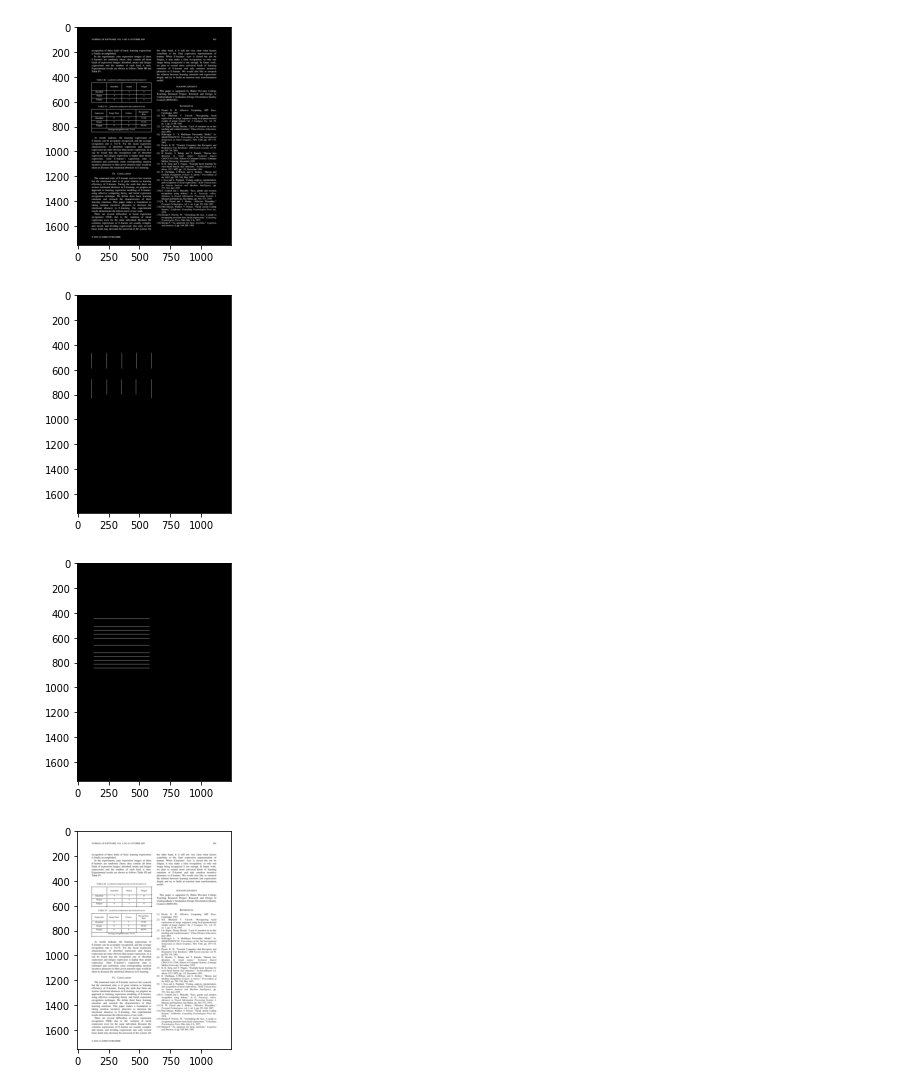
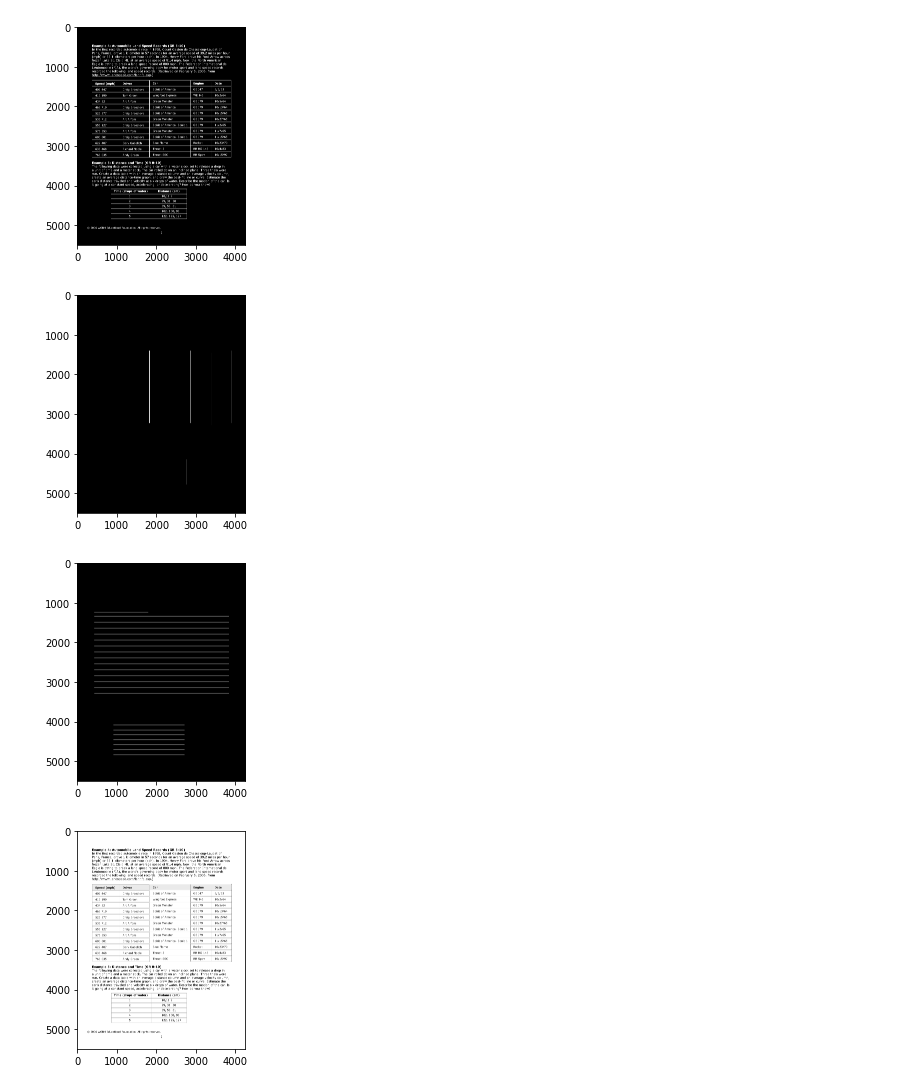
Before and after one commit to swahareddy/ThinkingInsideTheBox, a Jupyter notebook: opencv_approach.ipynb, the cells around one changed output. Cells and saved outputs as stored; diff of their text form; code cells hidden in the pictures.

```diff
--- a/opencv_approach.ipynb
+++ b/opencv_approach.ipynb
@@ -12,19 +12,19 @@ import pytesseract
 pytesseract.pytesseract.tesseract_cmd = r'C:\Program Files\Tesseract-OCR\tesseract.exe'
 # %%
 #read your file
-file=r'test_image.jpg'
+file=r'test_pg2.jpg'
 img = cv2.imread(file,0)
 img.shape
 #thresholding the image to a binary image
 thresh,img_bin = cv2.threshold(img,128,255,cv2.THRESH_BINARY |cv2.THRESH_OTSU)
 #inverting the image
 img_bin = 255-img_bin
 cv2.imwrite('/Users/YOURPATH/cv_inverted.png',img_bin)
 #Plotting the image to see the output
 plotting = plt.imshow(img_bin,cmap='gray')
 plt.show()
 # %% [output]
-[figure, old version]
+[figure, new version]
 # %%
 # Length(width) of kernel as 100th of total width
 kernel_len = np.array(img).shape[1]//100
@@ -43,7 +43,7 @@ cv2.imwrite("/Users/YOURPATH/vertical.jpg",vertical_lines)
 plotting = plt.imshow(image_1,cmap='gray')
 plt.show()
 # %% [output]
-[figure, old version]
+[figure, new version]
 # %%
 #Use horizontal kernel to detect and save the horizontal lines in a jpg
 image_2 = cv2.erode(img_bin, hor_kernel, iterations=3)
@@ -53,10 +53,10 @@ cv2.imwrite("/Users/YOURPATH/horizontal.jpg",horizontal_lines)
 plotting = plt.imshow(image_2,cmap='gray')
 plt.show()
 # %% [output]
-[figure, old version]
+[figure, new version]
 # %%
 # Combine horizontal and vertical lines in a new third image, with both having same weight.
-img_vh = cv2.addWeighted(vertical_lines, 0.5, horizontal_lines, 0.5, 0.0)
+img_vh = cv2.addWeighted(vertical_lines, 1, horizontal_lines, 1, 1)
 #Eroding and thesholding the image
 img_vh = cv2.erode(~img_vh, kernel, iterations=2)
 thresh, img_vh = cv2.threshold(img_vh,128,255, cv2.THRESH_BINARY | cv2.THRESH_OTSU)
@@ -67,7 +67,7 @@ bitnot = cv2.bitwise_not(bitxor)
 plotting = plt.imshow(bitnot,cmap='gray')
 plt.show()
 # %% [output]
-[figure, old version]
+[figure, new version]
 # %%
 # Detect contours for following box detection
 contours, hierarchy = cv2.findContours(img_vh, cv2.RETR_TREE, cv2.CHAIN_APPROX_SIMPLE)
```
Also changed, not shown: parts of 3 cells of this notebook, 40 other files.
